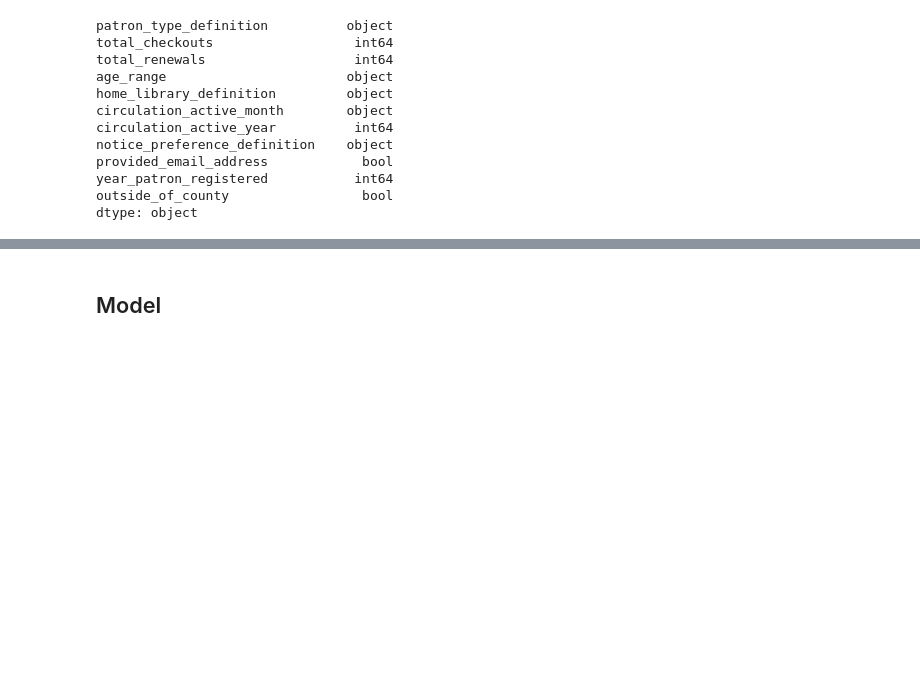
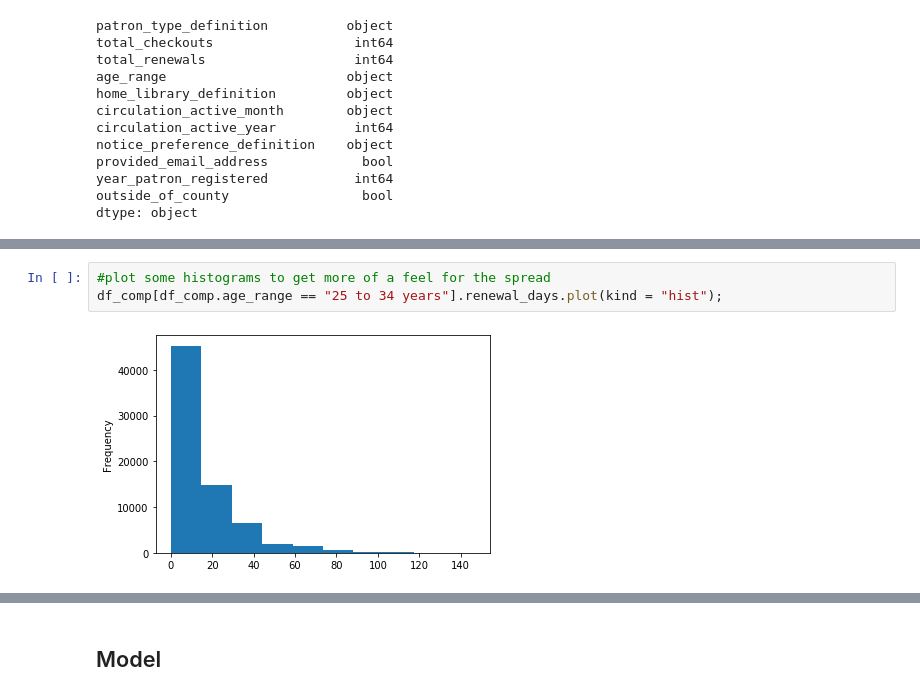
Before and after one commit to arispeaks/SFLibrary, a Jupyter notebook: SF_Library_Project.ipynb, the cells around one changed output, grey strips where cells are left out. Cells and saved outputs as stored; diff of their text form; blank space fills up the shorter version.

```diff
--- a/SF_Library_Project.ipynb
+++ b/SF_Library_Project.ipynb
@@ -414,0 +404,5 @@ df.head()
+# %%
+#plot some histograms to get more of a feel for the spread
+df_comp[df_comp.age_range == "25 to 34 years"].renewal_days.plot(kind = "hist");
+# %% [output]
+[figure, added]
```
Also changed, not shown: parts of 64 cells of this notebook.
